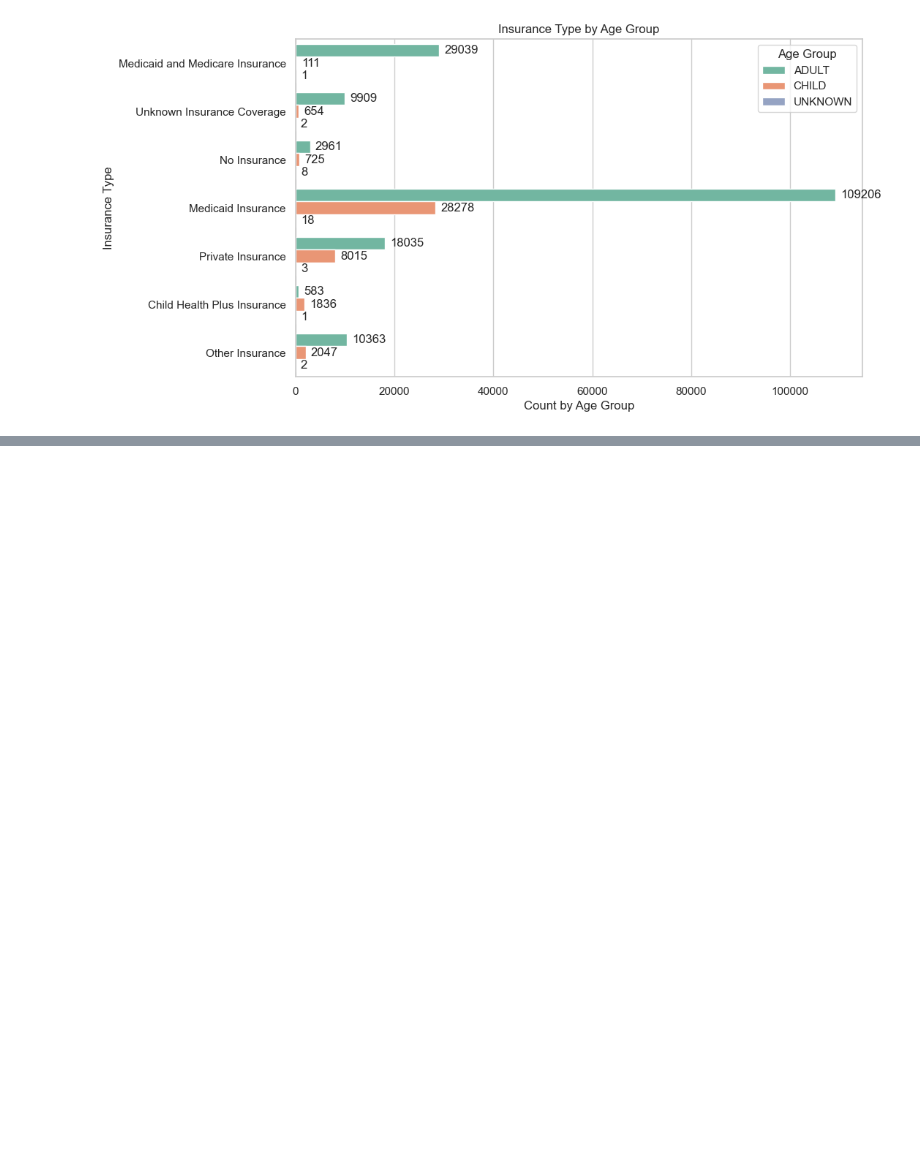
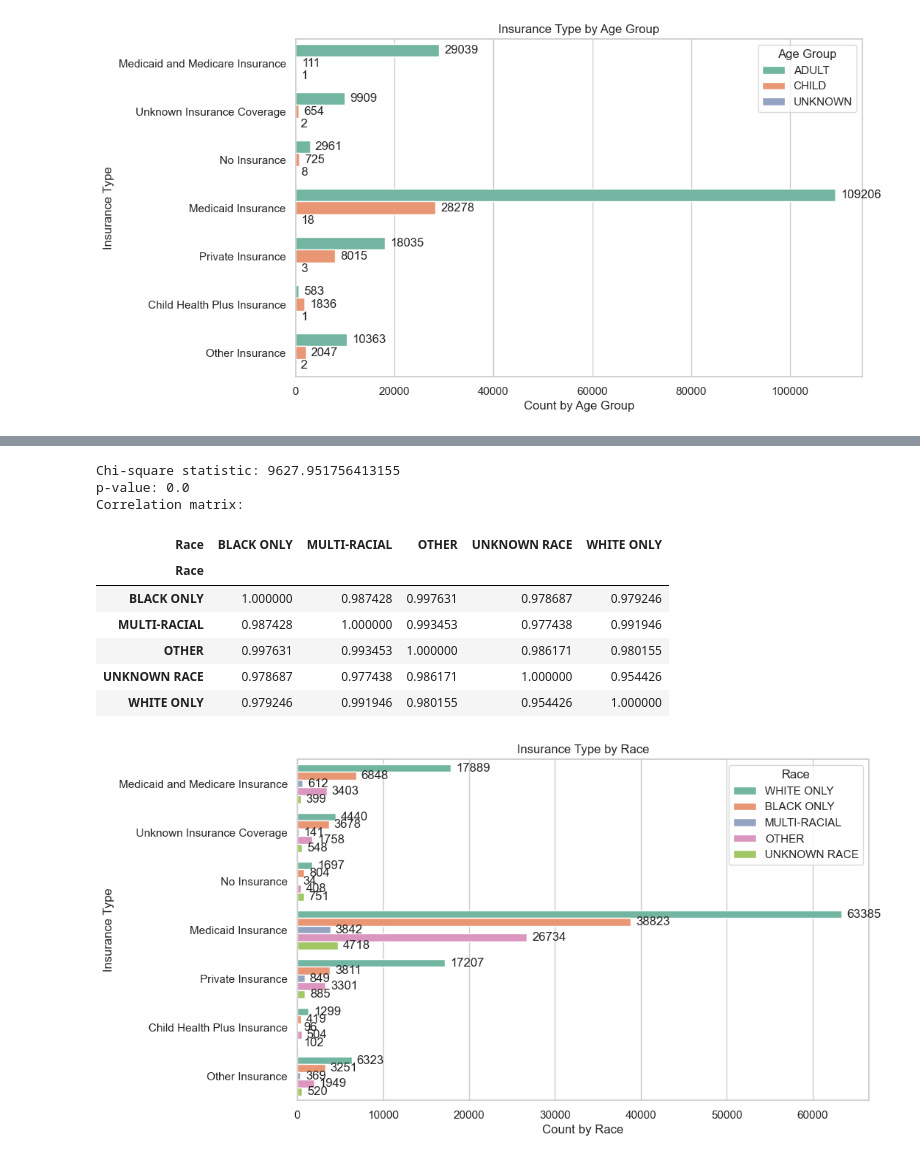
Before and after one commit to TheaClarisseDelosSantos/Sample, a Jupyter notebook: PatientDemographics.ipynb, the cells around one changed output, grey strips where cells are left out. Drawn from its saved outputs; the diff is of its cells as text; code cells hidden in the pictures; blank space fills up the shorter version.

```diff
--- a/PatientDemographics.ipynb
+++ b/PatientDemographics.ipynb
@@ -264 +264,43 @@ UNKNOWN    0.855131  0.887708  1.000000
 [figure]
+# %%
+melted_df = pd.melt(df2, id_vars=['Race'], value_vars=['Medicaid and Medicare Insurance', 'Unknown Insurance Coverage', 'No Insurance', 'Medicaid Insurance', 'Private Insurance', 'Child Health Plus Insurance', 'Other Insurance'], var_name='Insurance Type')
+
+filtered_df = melted_df[melted_df['value'] == 'YES']
+
+sns.set(style="whitegrid")
+plt.figure(figsize=(10, 6))
+
+ax = sns.countplot(data=filtered_df, y='Insurance Type', hue='Race', palette='Set2')
+plt.xlabel('Count by Race')
+plt.ylabel('Insurance Type')
+plt.title('Insurance Type by Race')
+plt.legend(title='Race')
+
+# Add count values as annotations
+for p in ax.patches:
+    ax.annotate(format(p.get_width(), '.0f'), (p.get_width(), p.get_y() + p.get_height() / 2.), ha='left', va='center', xytext=(5, 0), textcoords='offset points')
+
+# Statistical analysis - Chi-square test
+table = filtered_df.pivot_table(index='Insurance Type', columns='Race', aggfunc='size')
+chi2, p_val, _, _ = chi2_contingency(table)
+print('Chi-square statistic:', chi2)
+print('p-value:', p_val)
+
+# Statistical analysis - Correlation matrix
+corr_matrix = filtered_df.groupby(['Insurance Type', 'Race']).size().unstack().corr()
+print('Correlation matrix:')
+display(corr_matrix)
+
+plt.show()
+# %% [output]
+Chi-square statistic: 9627.951756413155
+p-value: 0.0
+Correlation matrix:
+| Race | BLACK ONLY | MULTI-RACIAL | OTHER | UNKNOWN RACE | WHITE ONLY |
+| Race |  |  |  |  |  |
+| BLACK ONLY | 1.000000 | 0.987428 | 0.997631 | 0.978687 | 0.979246 |
+| MULTI-RACIAL | 0.987428 | 1.000000 | 0.993453 | 0.977438 | 0.991946 |
+| OTHER | 0.997631 | 0.993453 | 1.000000 | 0.986171 | 0.980155 |
+| UNKNOWN RACE | 0.978687 | 0.977438 | 0.986171 | 1.000000 | 0.954426 |
+| WHITE ONLY | 0.979246 | 0.991946 | 0.980155 | 0.954426 | 1.000000 |
+[figure, added]
```
Also changed, not shown: parts of 4 cells of this notebook.
